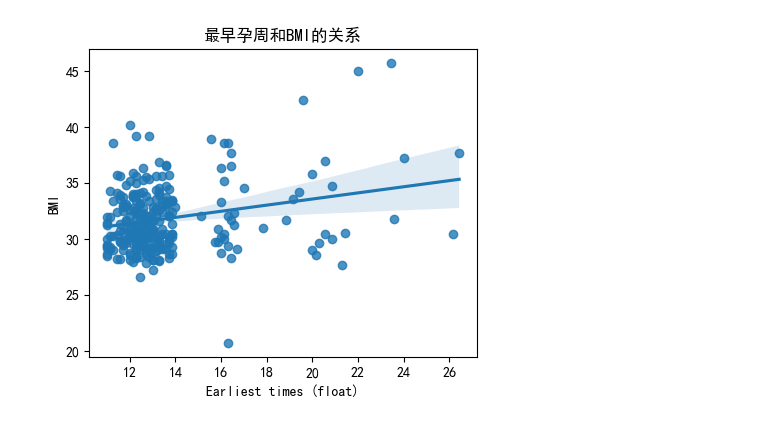
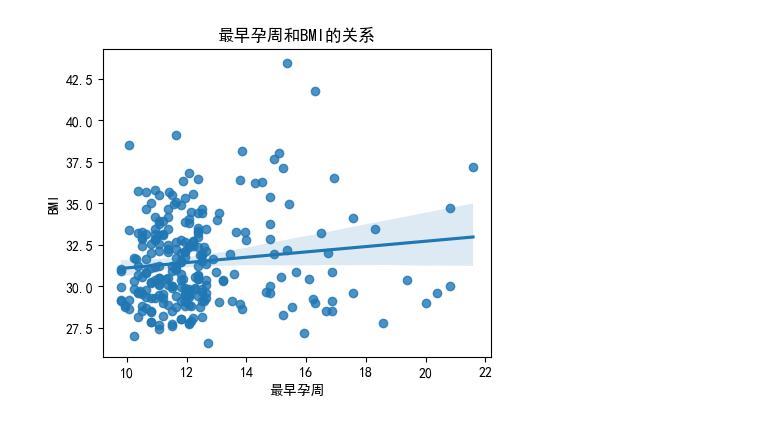
Before and after one commit to heerheer/sxjm-2025-school, a Jupyter notebook: ques2.ipynb, the cells around one changed output. Cells and saved outputs as stored; diff of their text form; code cells hidden in the pictures.

```diff
--- a/ques2.ipynb
+++ b/ques2.ipynb
@@ -2,4 +10,13 @@
 import pandas as pd
 
 # 读取数据
-df = pd.read_csv('data_processed.csv')
+df = pd.read_csv('data_processed_male.csv')
+# %%
+# 1. 筛选男胎孕妇（Y染色体浓度非空，BMI非空）
+df = df[(df['Y染色体浓度'].notna()) & (df['孕妇BMI'].notna())].copy()
+
+df['孕周_float'] = df['检测孕周_周数']
+df['BMI'] = df['孕妇BMI'].astype(float)  # 确保BMI是float类型
+# %%
+df = df[['孕妇代码', '检测孕周_周数', 'BMI','Y染色体浓度']]
+df
@@ -6,11 +147,6 @@ df = pd.read_csv('data_processed.csv')
 # %%
-# 1. 筛选男胎孕妇（Y染色体浓度非空，BMI非空）
-df_male = df[(df['Y染色体浓度'].notna()) & (df['孕妇BMI'].notna())].copy()
-
-df_male['孕周_float'] = df_male['检测孕周_周数']
-df_male['BMI'] = df_male['孕妇BMI'].astype(float)  # 确保BMI是float类型
-
 # 3. 找到每个孕妇的最早达标时间，同时显示BMI列
 threshold = 0.04  # 4%
-earliest_times = df_male[(df_male['Y染色体浓度'] >= threshold)] \
-    .groupby('孕妇代码')[['孕周_float','BMI']].min().reset_index()
+earliest_times = result_df[(result_df['Y染色体浓度'] >= threshold)] \
+    .groupby('孕妇代码')[['检测孕周_周数','BMI']].min()
+earliest_times
@@ -33,13 +168,13 @@ earliest_times.sort_values('BMI')
 # %%
 import matplotlib.pyplot as plt
 import seaborn as sns
 # 孕周和BMI的关系
 plt.figure(figsize=(5, 4))
-sns.regplot(x='孕周_float', y='BMI', data=earliest_times)
-plt.xlabel('Earliest times (float)')
+sns.regplot(x='检测孕周_周数', y='BMI', data=earliest_times)
+plt.xlabel('最早孕周')
 plt.ylabel('BMI')
 plt.title('最早孕周和BMI的关系')
 plt.show()
 # %% [output]
-[figure, old version]
+[figure, new version]
 # %%
```
Also changed, not shown: parts of 22 cells of this notebook, 37 other files.
